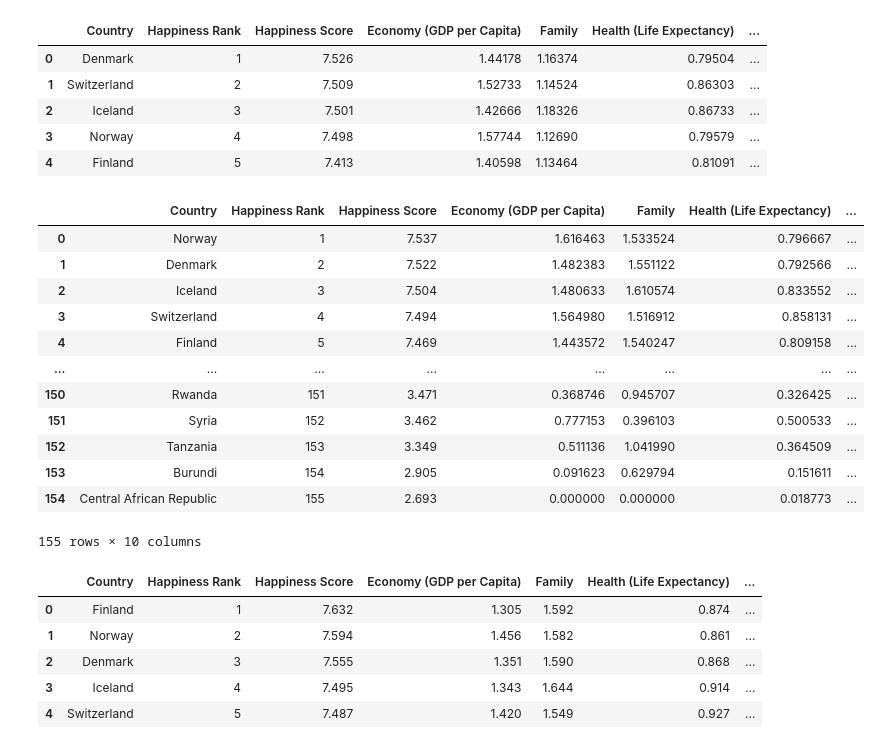
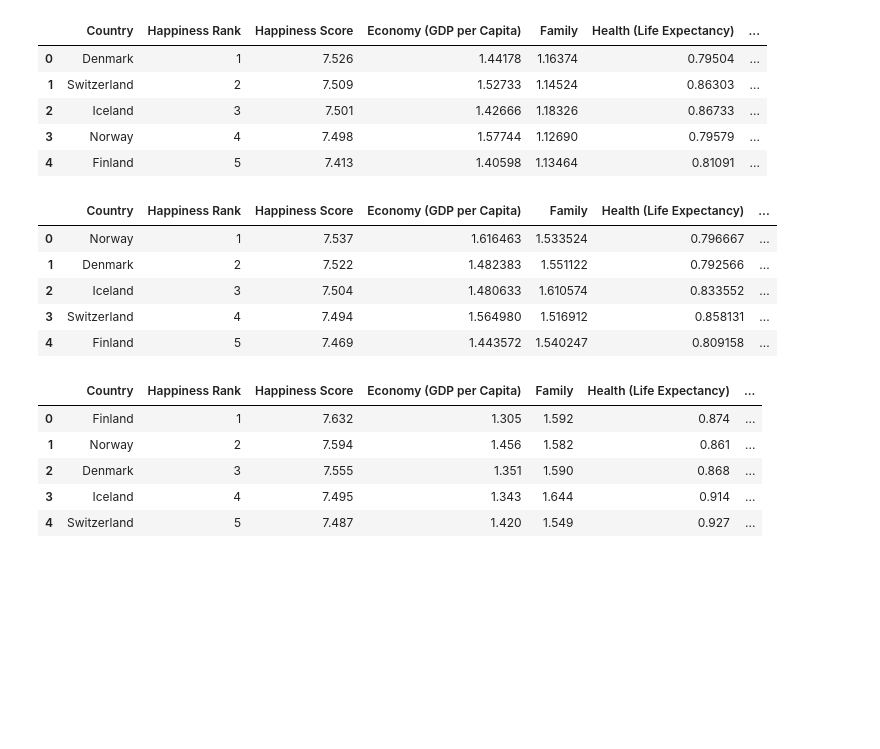
Before and after one commit to cbragg3136/world_happiness_project1, a Jupyter notebook: World_Hap_cleaning.ipynb, the cells around one changed output. Cells and saved outputs as stored; diff of their text form; code cells hidden in the pictures; blank space fills up the shorter version.

```diff
--- a/World_Hap_cleaning.ipynb
+++ b/World_Hap_cleaning.ipynb
@@ -62,39 +62,32 @@ clean_hap_2016.head()
 # %%
 #2017 year added in to 2017 Happy Data
 year17 = []
 year17 = [2017]*len(wor_hap_2017)
 
 wor_hap_2017['year'] = year17
 
 clean_hap_2017 = wor_hap_2017
 
 #cleaning names/removing columns
 
 del clean_hap_2017['Whisker.high']
 del clean_hap_2017['Whisker.low']
 del clean_hap_2017['Dystopia.Residual']
 
 clean_hap_2017 = clean_hap_2017.rename(columns = {'Happiness.Rank': "Happiness Rank", 'Happiness.Score':'Happiness Score', 'Economy..GDP.per.Capita.': 'Economy (GDP per Capita)'})
 clean_hap_2017 = clean_hap_2017.rename(columns = {'Health..Life.Expectancy.':'Health (Life Expectancy)', 'Trust..Government.Corruption.':'Trust (Government Corruption)'})
 
 #fix the order to be consistent with other years
 clean_hap_2017 = clean_hap_2017[['Country','Happiness Rank','Happiness Score','Economy (GDP per Capita)','Family','Health (Life Expectancy)','Freedom','Trust (Government Corruption)','Generosity','year']]
 
-clean_hap_2017
+clean_hap_2017.head()
 # %% [output]
 |  | Country | Happiness Rank | Happiness Score | Economy (GDP per Capita) | Family | Health (Life Expectancy) | ... |
 | 0 | Norway | 1 | 7.537 | 1.616463 | 1.533524 | 0.796667 | ... |
 | 1 | Denmark | 2 | 7.522 | 1.482383 | 1.551122 | 0.792566 | ... |
 | 2 | Iceland | 3 | 7.504 | 1.480633 | 1.610574 | 0.833552 | ... |
 | 3 | Switzerland | 4 | 7.494 | 1.564980 | 1.516912 | 0.858131 | ... |
 | 4 | Finland | 5 | 7.469 | 1.443572 | 1.540247 | 0.809158 | ... |
-| ... | ... | ... | ... | ... | ... | ... | ... |
-| 150 | Rwanda | 151 | 3.471 | 0.368746 | 0.945707 | 0.326425 | ... |
-| 151 | Syria | 152 | 3.462 | 0.777153 | 0.396103 | 0.500533 | ... |
-| 152 | Tanzania | 153 | 3.349 | 0.511136 | 1.041990 | 0.364509 | ... |
-| 153 | Burundi | 154 | 2.905 | 0.091623 | 0.629794 | 0.151611 | ... |
-| 154 | Central African Republic | 155 | 2.693 | 0.000000 | 0.000000 | 0.018773 | ... |
-155 rows × 10 columns
 # %%
 #2018 year added in to 2018 Happy Data
 year18 = []
```
Also changed, not shown: parts of 2 cells of this notebook.
